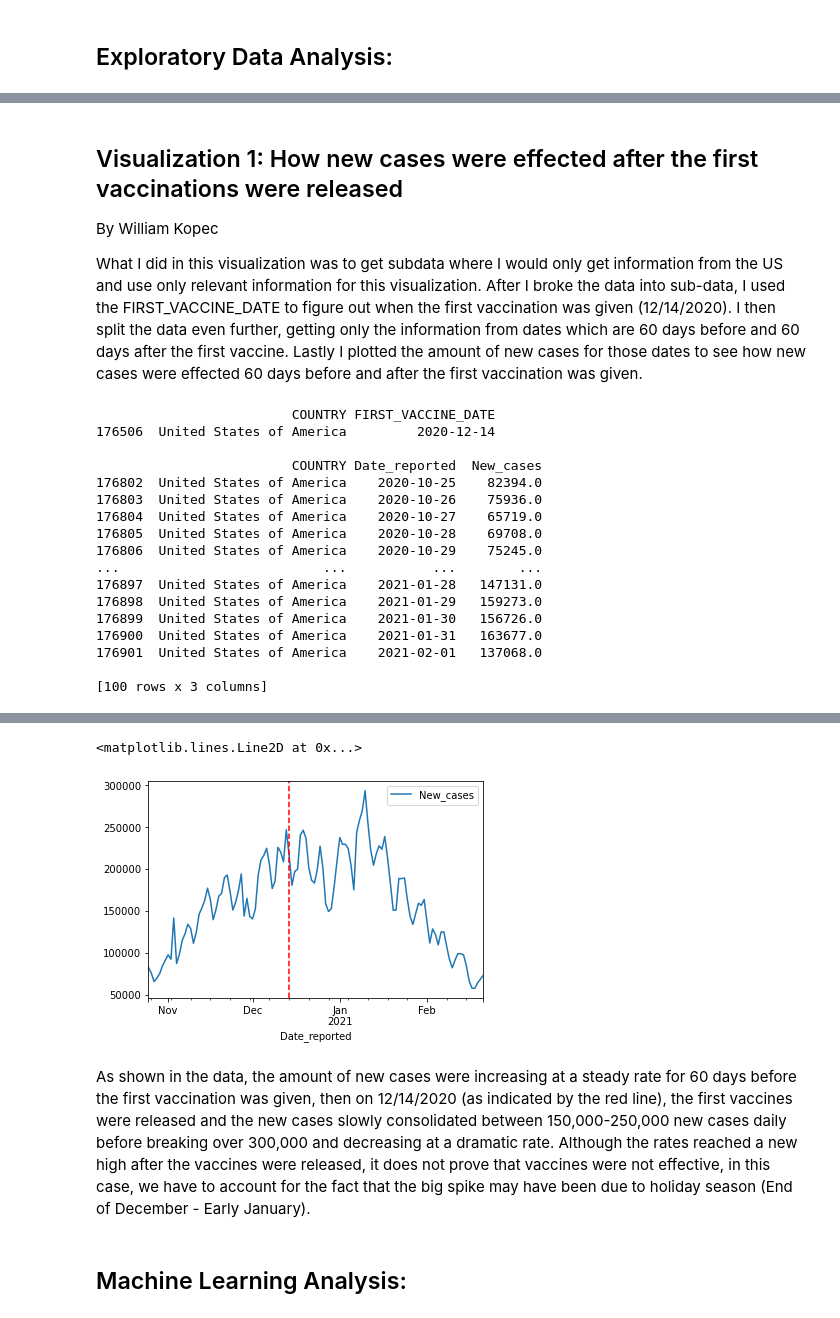
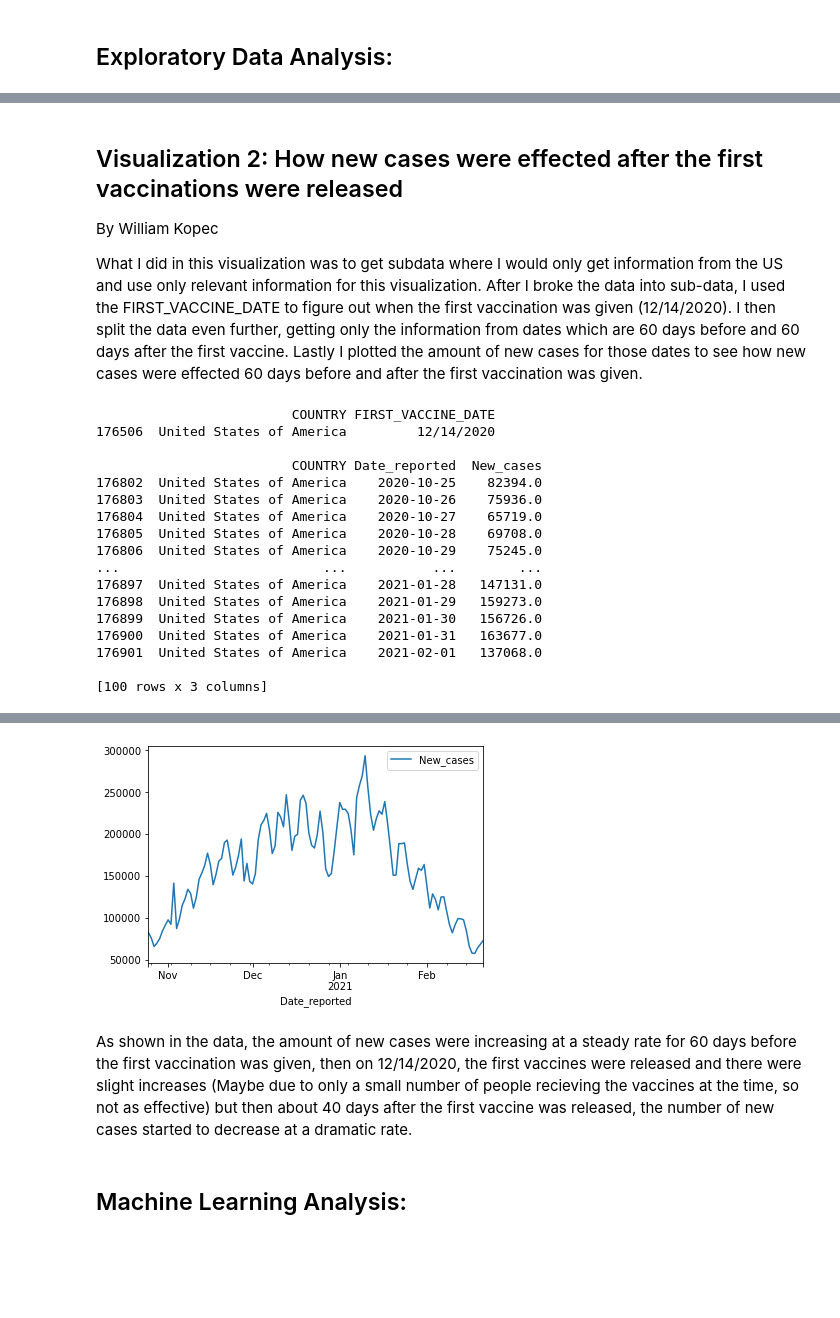
Before and after one commit to uic-cs418/cs418-spring22-the-wild-card, a Jupyter notebook: Covid Analysis.ipynb, the cells around one changed output, grey strips where cells are left out. Cells and saved outputs as stored; diff of their text form; code cells hidden in the pictures; blank space fills up the shorter version.

```diff
--- a/Covid Analysis.ipynb
+++ b/Covid Analysis.ipynb
@@ -65,4 +50,3 @@ Now that we've combined both *main* and *vaccine* datasets, we will clean the da
 # %%
-if 'Country_code' in main.columns and 'ISO3' in main.columns and 'DATA_SOURCE' in main.columns:
-    main = main.drop(columns=['Country_code', 'ISO3', 'DATA_SOURCE'])   # Cleaned Data
-print(main.head())
+main = main.drop(columns=['Country_code', 'ISO3', 'DATA_SOURCE'])   # Cleaned Data
+#print(main.head())
@@ -151,5 +225,5 @@ After cleaning the data, we printed the first_vaccine_dates table (sorted by dat
 # %% [markdown]
-## Visualization 1: How new cases were effected after the first vaccinations were released
+## Visualization 2: How new cases were effected after the first vaccinations were released
 By William Kopec
 
 What I did in this visualization was to get subdata where I would only get information from the US and use only relevant information for this visualization. After I broke the data into sub-data, I used the FIRST_VACCINE_DATE to figure out when the first vaccination was given (12/14/2020). I then split the data even further, getting only the information from dates which are 60 days before and 60 days after the first vaccine. Lastly I plotted the amount of new cases for those dates to see how new cases were effected 60 days before and after the first vaccination was given.
@@ -157,13 +231,13 @@ What I did in this visualization was to get subdata where I would only get infor
 import datetime
 print(first_vaccine_dates[['COUNTRY','FIRST_VACCINE_DATE']].loc[first_vaccine_dates['COUNTRY'] == 'United States of America'])
 print()
-subData1 = (main[["COUNTRY", "Date_reported", "New_cases"]].loc[main['COUNTRY'] == 'United States of America'])
-subData1['Date_reported'] = pd.to_datetime(subData1['Date_reported'])
-subData1 = subData1[296:416]
-print(subData1.head(100))
+df = (main[["COUNTRY", "Date_reported", "New_cases"]].loc[main['COUNTRY'] == 'United States of America'])
+df['Date_reported'] = pd.to_datetime(df['Date_reported'])
+df = df[296:416]
+print(df.head(100))
 # %% [output]
                          COUNTRY FIRST_VACCINE_DATE
-176506  United States of America         2020-12-14
+176506  United States of America         12/14/2020
 
                          COUNTRY Date_reported  New_cases
 176802  United States of America    2020-10-25    82394.0
@@ -181,9 +255,5 @@ print(subData1.head(100))
 [100 rows x 3 columns]
 # %%
 import seaborn as sns
-ax1 = subData1.plot.line(x='Date_reported', y='New_cases')
-#Get the first vaccination date for USA
-first_vax_date = first_vaccine_dates['FIRST_VACCINE_DATE'].loc[first_vaccine_dates['COUNTRY'] == 'United States of America'].values
-#plot the first vaccination date on the graph
-ax1.axvline(first_vax_date, color="red", linestyle="--")
+df.plot.line(x='Date_reported', y='New_cases')
 # %% [output]
@@ -191,7 +261,6 @@ ax1.axvline(first_vax_date, color="red", linestyle="--")
-<matplotlib.lines.Line2D at 0x...>
-[figure, old version]
+[figure, new version]
 # %% [markdown]
-As shown in the data, the amount of new cases were increasing at a steady rate for 60 days before the first vaccination was given, then on 12/14/2020 (as indicated by the red line), the first vaccines were released and the new cases slowly consolidated between 150,000-250,000 new cases daily before breaking over 300,000 and decreasing at a dramatic rate. Although the rates reached a new high after the vaccines were released, it does not prove that vaccines were not effective, in this case, we have to account for the fact that the big spike may have been due to holiday season (End of December - Early January).
+As shown in the data, the amount of new cases were increasing at a steady rate for 60 days before the first vaccination was given, then on 12/14/2020, the first vaccines were released and there were slight increases (Maybe due to only a small number of people recieving the vaccines at the time, so not as effective) but then about 40 days after the first vaccine was released, the number of new cases started to decrease at a dramatic rate.
 # %% [markdown]
 ## Machine Learning Analysis:
 # %% [markdown]
```
Also changed, not shown: parts of 22 cells of this notebook.
